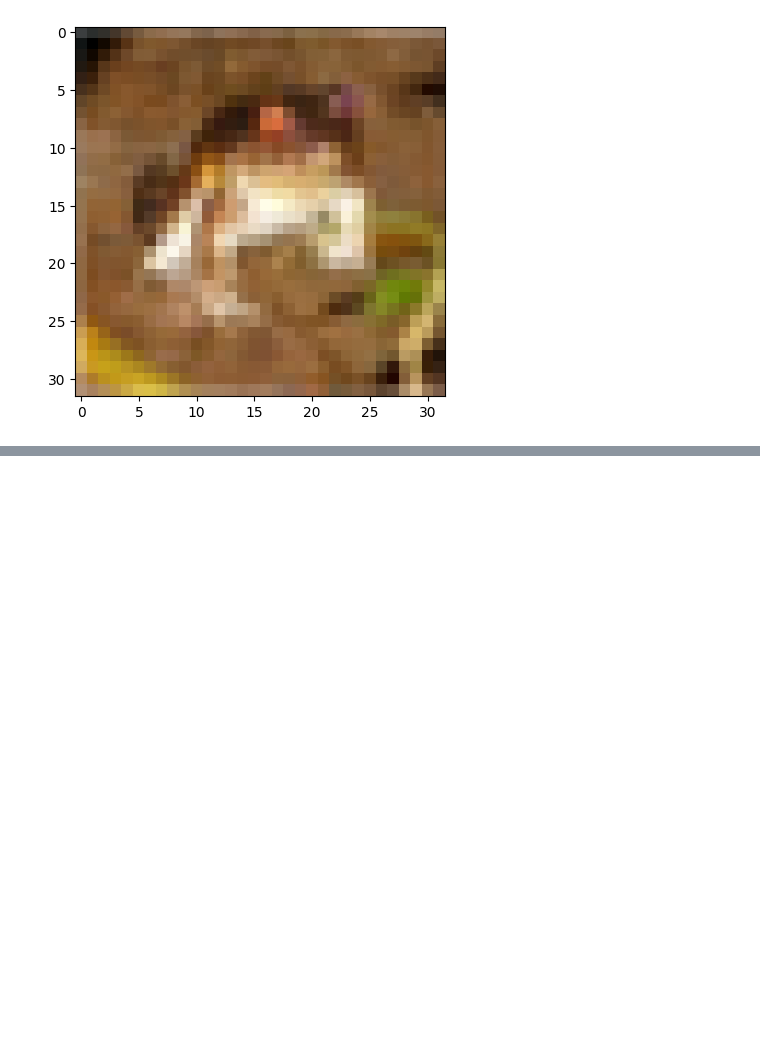
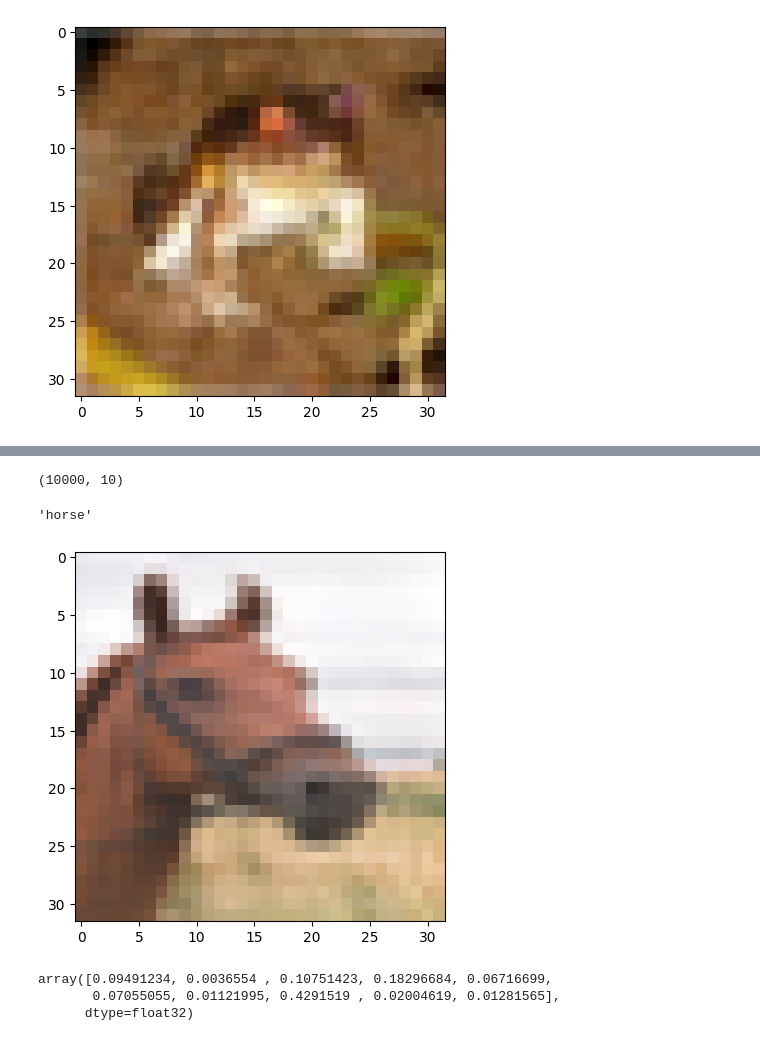
Before and after one commit to Shivang-Quantum/QuantaPytha, a Jupyter notebook: Deep Learning/CNNBasicCfir10.ipynb, the cells around one changed output, grey strips where cells are left out. Saved outputs shown, nothing was run; the diff lists cells and outputs as text; code cells hidden in the pictures; blank space fills up the shorter version.

```diff
--- a/Deep Learning/CNNBasicCfir10.ipynb
+++ b/Deep Learning/CNNBasicCfir10.ipynb
@@ -81,0 +146,18 @@ Epoch 10/10
+# %%
+Prediction_array.shape
+# %% [output]
+(10000, 10)
+# %%
+# Actual
+image_number=99
+plt.imshow(x_test[image_number])
+classes[y_test[image_number][0]]
+# %% [output]
+'horse'
+[figure, added]
+# %%
+Prediction_array[99]
+# %% [output]
+array([0.09491234, 0.0036554 , 0.10751423, 0.18296684, 0.06716699,
+       0.07055055, 0.01121995, 0.4291519 , 0.02004619, 0.01281565],
+      dtype=float32)
```
Also changed, not shown: parts of 15 cells of this notebook.
